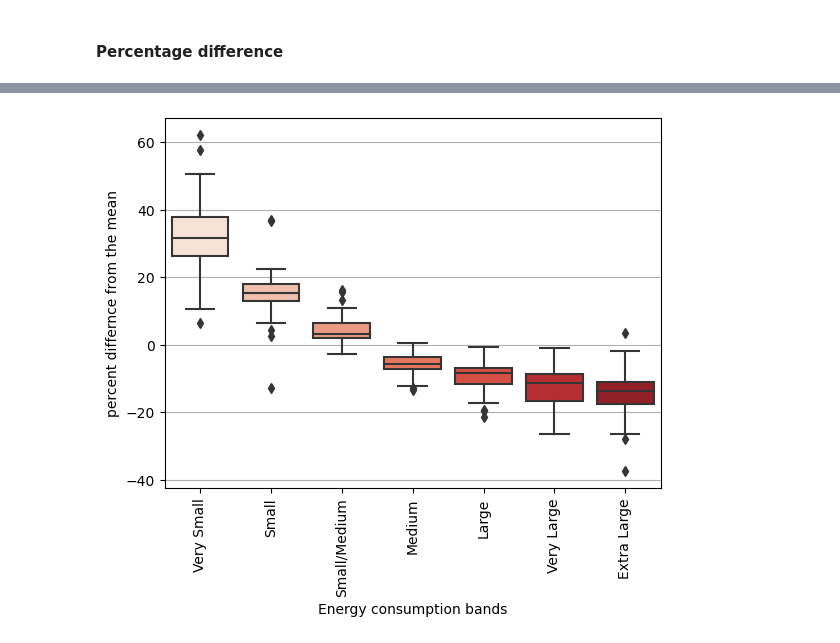
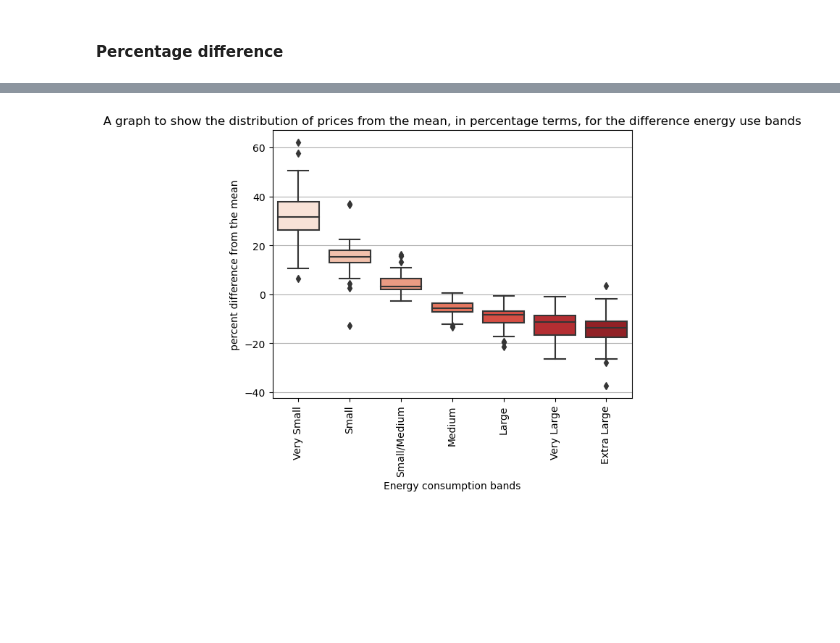
Before and after one commit to samuel-speller/Energy-affects-on-CPI-analysis, a Jupyter notebook: energy_intensity_CPI.ipynb, the cells around one changed output, grey strips where cells are left out. Drawn from its saved outputs; the diff is of its cells as text; code cells hidden in the pictures; blank space fills up the shorter version.

```diff
--- a/energy_intensity_CPI.ipynb
+++ b/energy_intensity_CPI.ipynb
@@ -257,30 +260,32 @@ percent_difference.head(1)
 # %%
 # drop the period as we don't need it for the plot
 df = percent_difference.drop(['period'], axis=1)
 
 # rename the columns for the plot
 df.rename(columns={'Electricity: Very Small (Pence per kWh) percentage difference':'Very Small',
                    'Electricity: Small (Pence per kWh) percentage difference':'Small',
                    'Electricity: Small/Medium (Pence per kWh) percentage difference':'Small/Medium',
                    'Electricity: Medium (Pence per kWh) percentage difference':'Medium',
                    'Electricity: Large (Pence per kWh) percentage difference':'Large',
                    'Electricity: Very Large (Pence per kWh) percentage difference':'Very Large',
                    'Electricity: Extra Large (Pence per kWh) percentage difference':'Extra Large'},
                    inplace = True
 )
 
 # melt the df's into long format
 df_melted = pd.melt(df)
 
 # create a boxplot for each column
 sns.boxplot(data=df_melted, x="variable", y="value", palette='Reds')
 
 # rotate the x labels
 plt.xticks(rotation=90)
 
 # add axis labels
 plt.xlabel('Energy consumption bands')
-plt.ylabel('percent differnce from the mean')
+plt.ylabel('percent difference from the mean')
+
+plt.title('A graph to show the distribution of prices from the mean, in percentage terms, for the difference energy use bands')
 plt.grid(axis='y')
 # %% [output]
-[figure, old version]
+[figure, new version]
```
Also changed, not shown: parts of 3 cells of this notebook, 2 other files.
